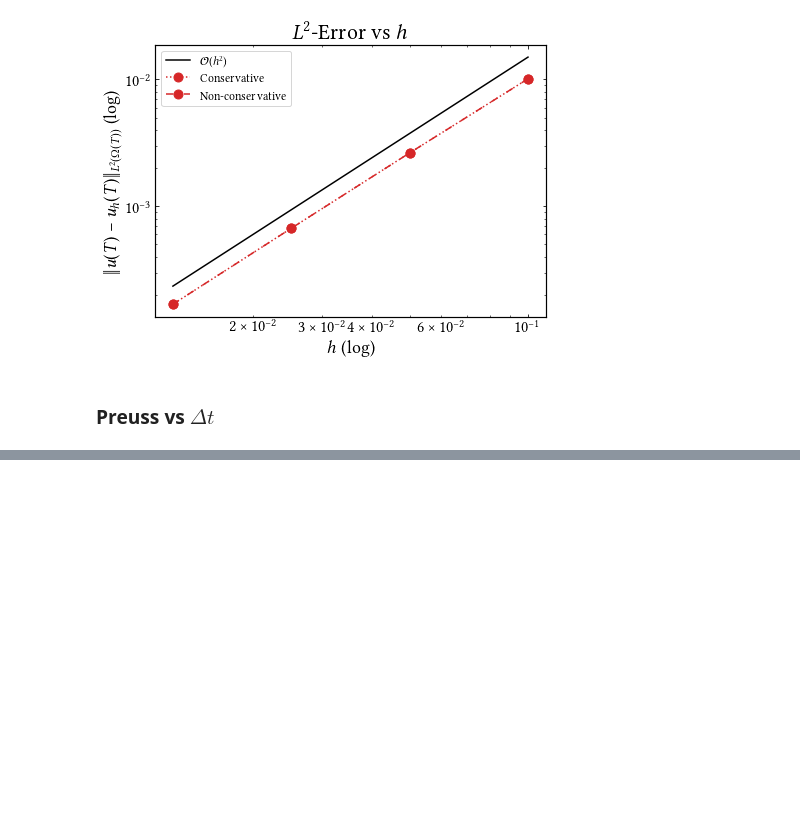
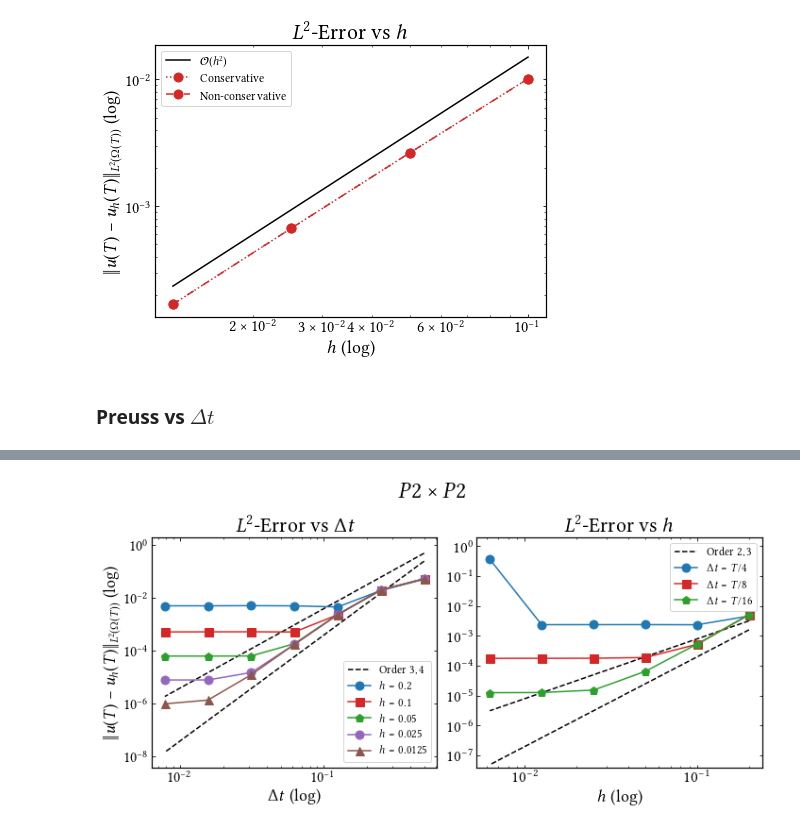
Before and after one commit to CutFEM/CutFEM-Library, a Jupyter notebook: notebook/convection_diffusion/preuss.ipynb, the cells around one changed output, grey strips where cells are left out. Cells and saved outputs as stored; diff of their text form; code cells hidden in the pictures; blank space fills up the shorter version.

```diff
--- a/notebook/convection_diffusion/preuss.ipynb
+++ b/notebook/convection_diffusion/preuss.ipynb
@@ -199,0 +102,89 @@ plt.show()
+# %%
+# N = 7, tau = 5e-2
+
+# P2Poly x P2
+
+# L2 vs dt
+
+# h = 0.2
+error_P2P2_h02 = [0.05189879283772413, 0.01944926226934428, 0.004636331260393681, 0.005103863426619732, 0.005185719202464537, 0.005123472629708898, 0.005121232533942826]
+
+
+# h = 0.1
+error_P2P2_h01 = [0.0541756756681676, 0.02055168127557962, 0.002361495921580593, 0.0005233886442261018, 0.0005333556522195486, 0.0005305633002531114, 0.0005263077357677405]
+
+# h = 0.05
+error_P2P2_h005 = [0.05388836121088491, 0.02032334266600945, 0.002388510524850132, 0.0001895729692303068, 6.513024085272387e-05, 6.468041073475714e-05, 6.469180322093545e-05]
+
+# h = 0.025
+error_P2P2_h0025 = [0.05347377326793128, 0.02019598467650246, 0.00238238256562805, 0.0001792480895777751, 1.535855268431982e-05, 8.081820964898953e-06, 8.042234357379371e-06]
+
+error_P2P2_h00125 = [0.0532152966235301, 0.02014788121819767, 0.002377675536356278, 0.0001782284266486966, 1.272978019743392e-05, 1.399581251085135e-06, 1.006767521262153e-06]
+
+# error_P2P2_h000625 = ### running on eight
+
+
+# L2 vs h
+
+# dT = T/4
+error_P2P2_nt4 = [0.004636331260393681, 0.002361495921580593, 0.002388510524850132, 0.00238238256562673, 0.002377675536356579, 0.3679257857989927]
+
+# dT = T/8
+error_P2P2_nt8 = [0.005103863426619732, 0.0005233886442261018, 0.0001895729692303068, 0.0001792480895787498, 0.0001782284266489756, 0.0001778426822282302]
+
+# dT = T/16
+error_P2P2_nt16 = [0.005185719202464537, 0.0005333556522195486, 6.513024085272387e-05, 1.535855268443029e-05, 1.27297801977364e-05, 1.257027028072505e-05]
+
+# dT = T/32
+#error_P2P2_nt32 =
+
+# dT = T/64
+#error_P2P2_nt64 = ### running on ross
+
+dt = [0.5, 0.25, 0.125, 0.0625, 0.03125, 0.015625, 0.0078125]
+h = [0.2, 0.1, 0.05, 0.025, 0.0125, 0.00625]
+
+fig, (ax1, ax2) = plt.subplots(1, 2, figsize=(10, 5))
+
+ax1.loglog(dt, 4.*np.power(dt, 3), linestyle="--", color="black")
+ax1.loglog(dt, 4*np.power(dt, 4),label=r"Order $3, 4$", linestyle="--", color="black")
+
+ax1.loglog(dt, error_P2P2_h02, label= r"$h=0.2$", marker='o', markersize=9, linestyle="-", color="C0")
+ax1.loglog(dt, error_P2P2_h01, label= r"$h=0.1$", marker='s', markersize=9, linestyle="-", color="C3")
+ax1.loglog(dt, error_P2P2_h005, label= r"$h=0.05$", marker='p', markersize=9, linestyle="-", color="C2")
+ax1.loglog(dt, error_P2P2_h0025, label= r"$h=0.025$", marker='o', markersize=9, linestyle="-", color="C4")
+ax1.loglog(dt, error_P2P2_h00125, label= r"$h=0.0125$", marker='^', markersize=9, linestyle="-", color="C5")
+# ax1.loglog(dt, error_P2P2_h000625, label= r"$h=0.00625$", marker='*', markersize=9, linestyle="-", color="C6")
+
+ax1.set_ylim(4e-9, 2)
+ax1.set_yticks([1e-8, 1e-6, 1e-4, 1e-2, 1e0])
+ax1.set_xlabel(r"$\Delta t$ (log)")
+ax1.tick_params(axis='both', which='major')
+ax1.set_ylabel(r"$\|u(T)-u_h(T)\|_{L^2(\Omega(T))}$ (log)")
+ax1.set_title(r"$L^2$-Error vs $\Delta t$")
+ax1.legend()
+
+#ax1.grid()
+ax2.loglog(h, .8e-1*np.power(h, 2), linestyle="--", color="black")
+ax2.loglog(h, 2.e-1*np.power(h, 3),label=r"Order $2, 3$", linestyle="--", color="black")
+
+ax2.loglog(h, error_P2P2_nt4, label= r"$\Delta t = T/4$", marker='o', markersize=9, linestyle="-", color="C0")
+ax2.loglog(h, error_P2P2_nt8, label= r"$\Delta t = T/8$", marker='s', markersize=9, linestyle="-", color="C3")
+ax2.loglog(h, error_P2P2_nt16, label= r"$\Delta t = T/16$", marker='p', markersize=9, linestyle="-", color="C2")
+#ax2.loglog(h, error_P2P2_nt32, label= r"$\Delta t = T/32$", marker='o', markersize=9, linestyle="-", color="C4")
+
+ax2.set_xlabel(r"$h$ (log)", fontsize=18)
+ax2.tick_params(axis='both', which='major', labelsize=17)
+ax2.set_title(r"$L^2$-Error vs $h$")
+ax2.set_ylim(4e-8, 2)
+ax2.set_yticks([1e-7, 1e-6, 1e-5, 1e-4, 1e-3, 1e-2, 1e-1, 1e0])
+#handles, labels = [(a + b) for a, b in zip(ax1.get_legend_handles_labels(), ax2.get_legend_handles_labels())]
+#fig.legend(handles, labels, loc='lower center', ncols=4, bbox_to_anchor=(0.5, -0.25), fontsize=18, frameon=False)
+fig.suptitle(r"$P2 \times P2$", fontsize=24)
+#ax2.grid()
+ax2.legend()
+
+plt.tight_layout()
+plt.show()
+# %% [output]
+[figure, added]
```
Also changed, not shown: parts of 2 cells of this notebook, 1 other file.
